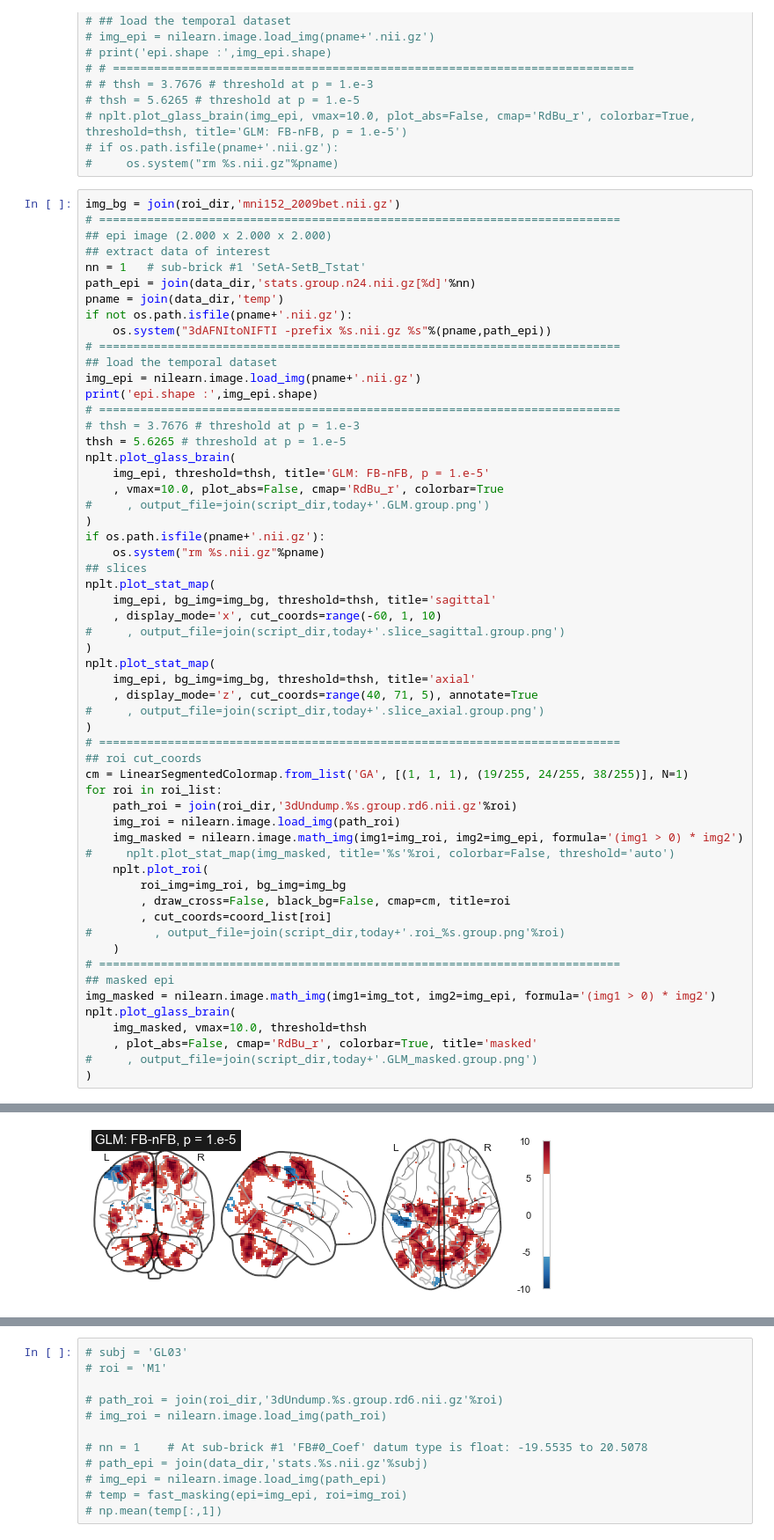
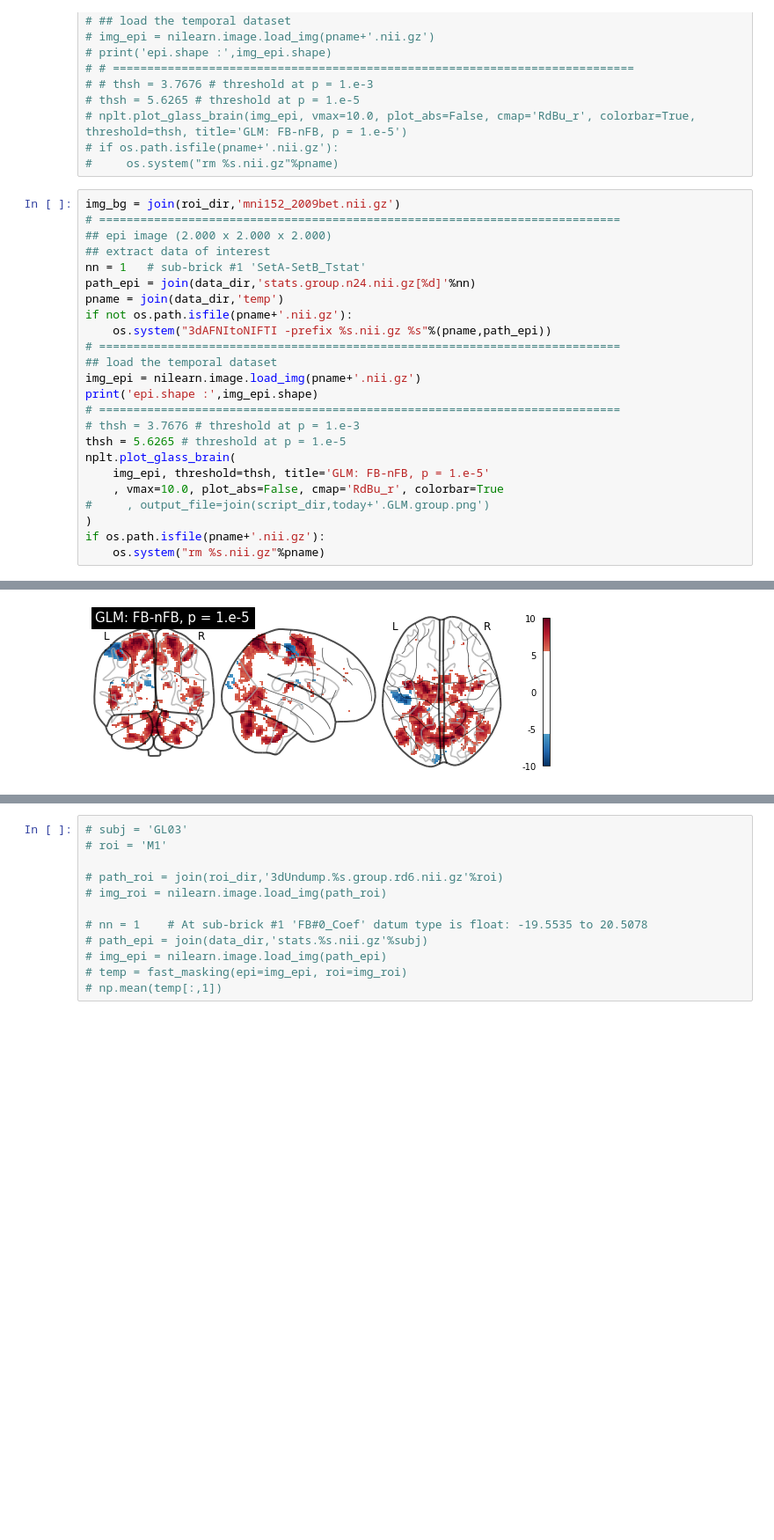
Before and after one commit to psb629/labs, a Jupyter notebook: GL/scripts/fMRI_analysis.ipynb, the cells around one changed output, grey strips where cells are left out. Shown at 88% size. Saved outputs shown, nothing was run; the diff lists cells and outputs as text; blank space fills up the shorter version.

```diff
--- a/GL/scripts/fMRI_analysis.ipynb
+++ b/GL/scripts/fMRI_analysis.ipynb
@@ -171,38 +171,5 @@ nplt.plot_glass_brain(
 )
 if os.path.isfile(pname+'.nii.gz'):
     os.system("rm %s.nii.gz"%pname)
-## slices
-nplt.plot_stat_map(
-    img_epi, bg_img=img_bg, threshold=thsh, title='sagittal'
-    , display_mode='x', cut_coords=range(-60, 1, 10)
-#     , output_file=join(script_dir,today+'.slice_sagittal.group.png')
-)
-nplt.plot_stat_map(
-    img_epi, bg_img=img_bg, threshold=thsh, title='axial'
-    , display_mode='z', cut_coords=range(40, 71, 5), annotate=True
-#     , output_file=join(script_dir,today+'.slice_axial.group.png')
-)
-# ============================================================================
-## roi cut_coords
-cm = LinearSegmentedColormap.from_list('GA', [(1, 1, 1), (19/255, 24/255, 38/255)], N=1)
-for roi in roi_list:
-    path_roi = join(roi_dir,'3dUndump.%s.group.rd6.nii.gz'%roi)
-    img_roi = nilearn.image.load_img(path_roi)
-    img_masked = nilearn.image.math_img(img1=img_roi, img2=img_epi, formula='(img1 > 0) * img2')
-#     nplt.plot_stat_map(img_masked, title='%s'%roi, colorbar=False, threshold='auto')
-    nplt.plot_roi(
-        roi_img=img_roi, bg_img=img_bg
-        , draw_cross=False, black_bg=False, cmap=cm, title=roi
-        , cut_coords=coord_list[roi]
-#         , output_file=join(script_dir,today+'.roi_%s.group.png'%roi)
-    )
-# ============================================================================
-## masked epi
-img_masked = nilearn.image.math_img(img1=img_tot, img2=img_epi, formula='(img1 > 0) * img2')
-nplt.plot_glass_brain(
-    img_masked, vmax=10.0, threshold=thsh
-    , plot_abs=False, cmap='RdBu_r', colorbar=True, title='masked'
-#     , output_file=join(script_dir,today+'.GLM_masked.group.png')
-)
 # %% [output]
 epi.shape : (96, 114, 96)
@@ -210 +176 @@ epi.shape : (96, 114, 96)
-[figure, old version]
+[figure, new version]
```
Also changed, not shown: parts of 5 cells of this notebook, 5 other files.
